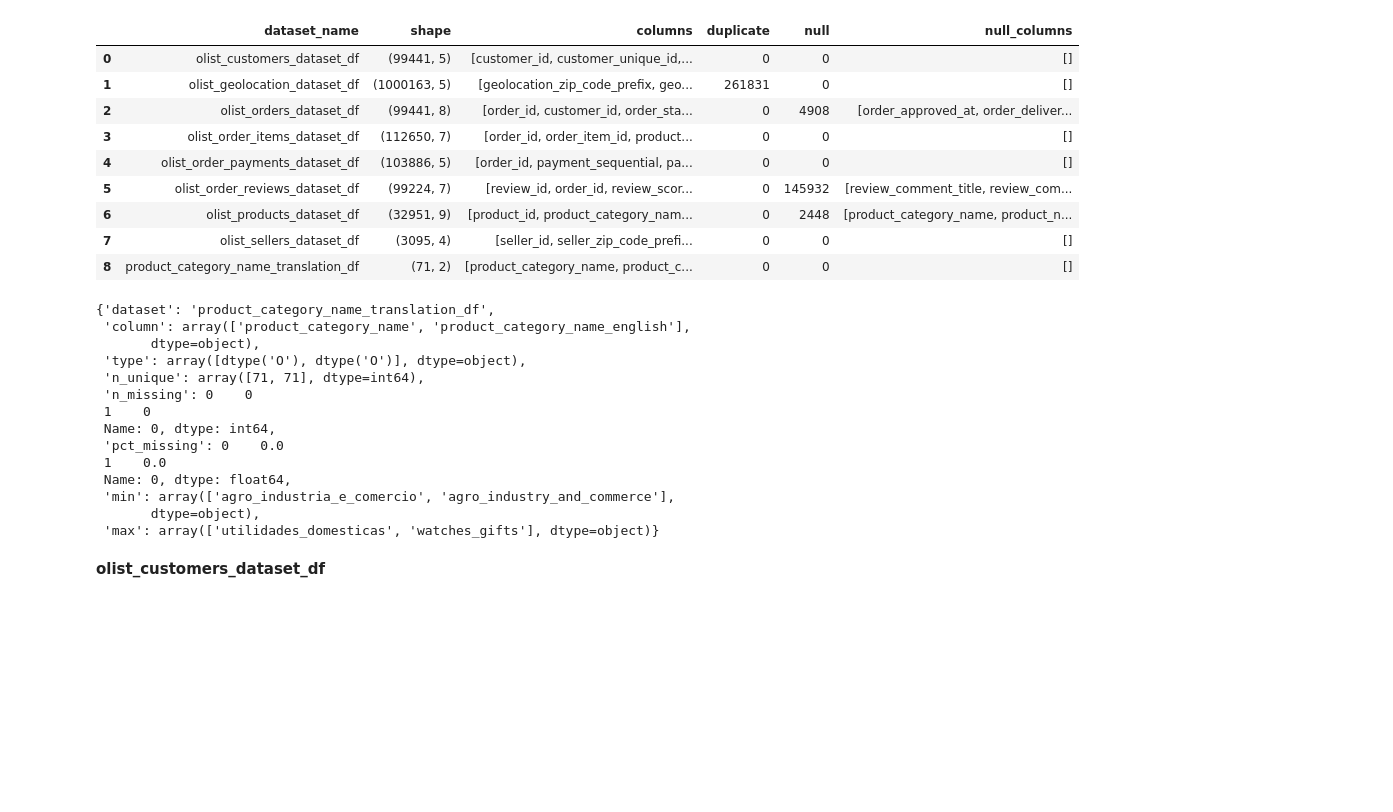
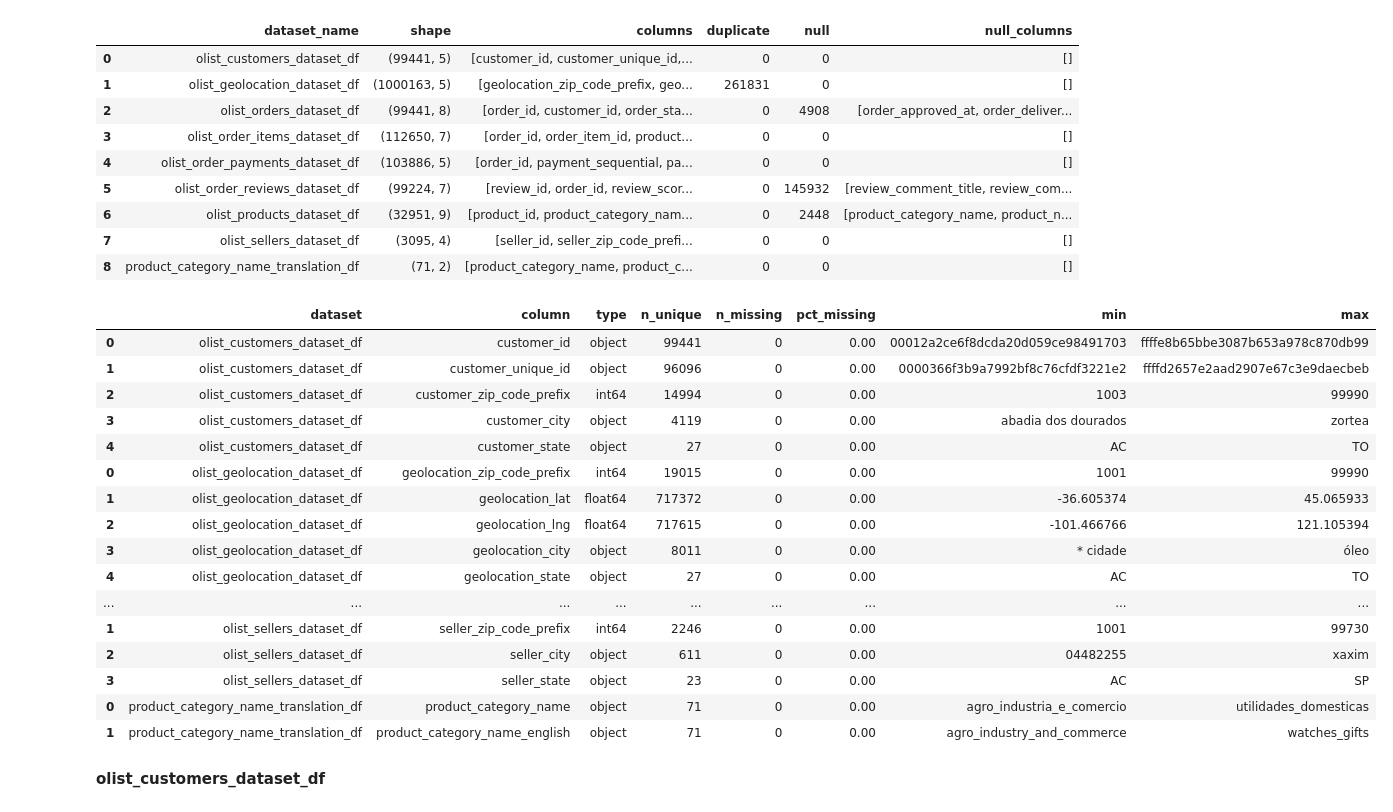
Before and after one commit to aridiawan/ecommerce-analysis, a Jupyter notebook: notebooks/1.0.1-data-preparation.ipynb, the cells around one changed output. Saved outputs shown, nothing was run; the diff lists cells and outputs as text; code cells hidden in the pictures; blank space fills up the shorter version.

Commit message:
add data skimming

```diff
--- a/notebooks/1.0.1-data-preparation.ipynb
+++ b/notebooks/1.0.1-data-preparation.ipynb
@@ -60,4 +54 @@ def white_string_to_nan(data):
 dfs = {f'{efn(file)}_df': white_string_to_nan(pd.read_csv(file, engine="pyarrow")) for file in file_list}
-# %%
-for n in dfs.keys():
-    print(n)
@@ -100,7 +83,7 @@ pd.DataFrame(dataInfo)
 # skimming function
 
 def skim(data, name):
-    summary = {
+    summary = pd.DataFrame({
                 'dataset' : name,
                 'column': data.columns.values,
                 'type': data.dtypes.values,
@@ -109,30 +92,31 @@ def skim(data, name):
                 'pct_missing': round(data.isna().sum().reset_index()[0]/len(data)*100, 2),
                 'min': data.dropna().min().values,
                 'max': data.dropna().max().values
-                }
+                })
     return summary
-# %%
-summ = []
-
-for n in dfs.keys():
-    summm = skim(dfs[n],n)
-
-summm
-# %% [output]
-{'dataset': 'product_category_name_translation_df',
- 'column': array(['product_category_name', 'product_category_name_english'],
-       dtype=object),
- 'type': array([dtype('O'), dtype('O')], dtype=object),
- 'n_unique': array([71, 71], dtype=int64),
- 'n_missing': 0    0
- 1    0
- Name: 0, dtype: int64,
- 'pct_missing': 0    0.0
- 1    0.0
- Name: 0, dtype: float64,
- 'min': array(['agro_industria_e_comercio', 'agro_industry_and_commerce'],
-       dtype=object),
- 'max': array(['utilidades_domesticas', 'watches_gifts'], dtype=object)}
+# %%
+# check
+
+summ = pd.concat([skim(dfs[n], n) for n in dfs.keys()], sort=False)
+summ
+# %% [output]
+|  | dataset | column | type | n_unique | n_missing | pct_missing | min | max |
+| 0 | olist_customers_dataset_df | customer_id | object | 99441 | 0 | 0.00 | 00012a2ce6f8dcda20d059ce98491703 | ffffe8b65bbe3087b653a978c870db99 |
+| 1 | olist_customers_dataset_df | customer_unique_id | object | 96096 | 0 | 0.00 | 0000366f3b9a7992bf8c76cfdf3221e2 | ffffd2657e2aad2907e67c3e9daecbeb |
+| 2 | olist_customers_dataset_df | customer_zip_code_prefix | int64 | 14994 | 0 | 0.00 | 1003 | 99990 |
+| 3 | olist_customers_dataset_df | customer_city | object | 4119 | 0 | 0.00 | abadia dos dourados | zortea |
+| 4 | olist_customers_dataset_df | customer_state | object | 27 | 0 | 0.00 | AC | TO |
+| 0 | olist_geolocation_dataset_df | geolocation_zip_code_prefix | int64 | 19015 | 0 | 0.00 | 1001 | 99990 |
+| 1 | olist_geolocation_dataset_df | geolocation_lat | float64 | 717372 | 0 | 0.00 | -36.605374 | 45.065933 |
+| 2 | olist_geolocation_dataset_df | geolocation_lng | float64 | 717615 | 0 | 0.00 | -101.466766 | 121.105394 |
+| 3 | olist_geolocation_dataset_df | geolocation_city | object | 8011 | 0 | 0.00 | * cidade | óleo |
+| 4 | olist_geolocation_dataset_df | geolocation_state | object | 27 | 0 | 0.00 | AC | TO |
+| ... | ... | ... | ... | ... | ... | ... | ... | ... |
+| 1 | olist_sellers_dataset_df | seller_zip_code_prefix | int64 | 2246 | 0 | 0.00 | 1001 | 99730 |
+| 2 | olist_sellers_dataset_df | seller_city | object | 611 | 0 | 0.00 | 04482255 | xaxim |
+| 3 | olist_sellers_dataset_df | seller_state | object | 23 | 0 | 0.00 | AC | SP |
+| 0 | product_category_name_translation_df | product_category_name | object | 71 | 0 | 0.00 | agro_industria_e_comercio | utilidades_domesticas |
+| 1 | product_category_name_translation_df | product_category_name_english | object | 71 | 0 | 0.00 | agro_industry_and_commerce | watches_gifts |
 # %% [markdown]
 **olist_customers_dataset_df**
 # %% [markdown]
```
Also changed, not shown: parts of 6 cells of this notebook.
